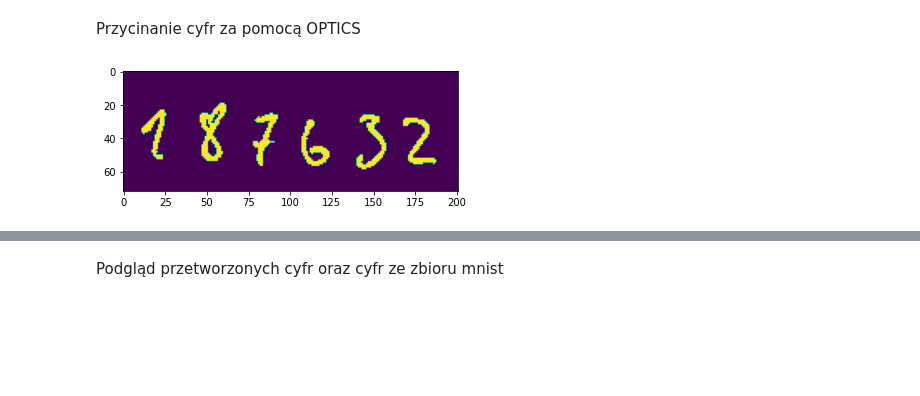
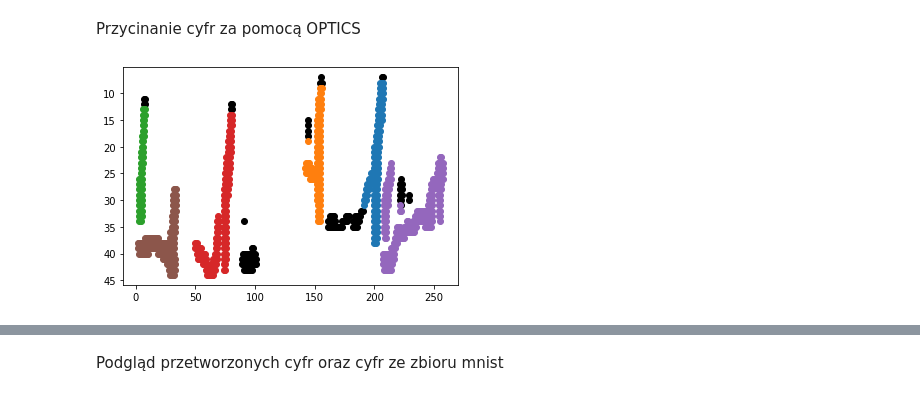
Before and after one commit to PUT-II/Computer-Vision-Project-2, a Jupyter notebook: test_notebooks/digit_recognition.ipynb, the cells around one changed output, grey strips where cells are left out. Cells and saved outputs as stored; diff of their text form; code cells hidden in the pictures; blank space fills up the shorter version.

Commit message:
optimized grouping

```diff
--- a/test_notebooks/digit_recognition.ipynb
+++ b/test_notebooks/digit_recognition.ipynb
@@ -2,66 +2,89 @@
 Wczytywanie obrazu indeksu
 # %%
 from typing import List, Tuple
+from cv2 import imread, threshold, THRESH_BINARY_INV
 
-import numpy as np
-from cv2 import imread, threshold, THRESH_BINARY_INV
+# img = imread("../data/test/numbers2.jpg", 0)
+# ret, bw = threshold(img, 127, 255, THRESH_BINARY_INV)
 from matplotlib import pyplot as plt
 
-img = imread("../data/test/numbers2.jpg", 0)
-ret, bw = threshold(img, 127, 255, THRESH_BINARY_INV)
+img_list = []
+for i in range(30):
+    img_list.append(imread(f"../data/test/numbers{i}.png", 0))
 # %% [markdown]
 Przycinanie cyfr za pomocą OPTICS
 # %%
-def segment_to_digits(segment: np.array) -> List[np.array]:
-    from sklearn.cluster import DBSCAN, AgglomerativeClustering, OPTICS
+import numpy as np
+
+
+def segment_to_digits(segment: np.array, verbose: int = 0) -> List[np.array]:
+    from sklearn.cluster import OPTICS
     from statistics import mean
 
-    non_zero_y, non_zero_x = np.where(segment > 0)
-    non_zero_points = np.array(list(zip(non_zero_x, non_zero_y)))
+    nonzero_y, nonzero_x = np.where(segment > 0)
+    nonzero_points = np.array(list(zip(nonzero_x, nonzero_y)))
 
-    plt.scatter(non_zero_points[:, 0], non_zero_points[:, 1])
-    plt.gca().invert_yaxis()
-    plt.show()
+    clt = OPTICS(min_samples=15,
+                 max_eps=6,
+                 xi=0.8,
+                 min_cluster_size=50)
 
+    try:
+        clt.fit(nonzero_points)
+    except Exception:
+        print("Damaged img!")
+        return []
+    labels = np.unique(clt.labels_)
+
+    if labels.shape[0] < 6:
+        clt.max_eps = 4
+        clt.fit(nonzero_points)
+        labels = np.unique(clt.labels_)
+    elif labels.shape[0] > 6:
+        clt.max_eps = 8
+        clt.fit(nonzero_points)
+        labels = np.unique(clt.labels_)
+
+    outliers = []
     digits_coord = []
-    groups = []
-    # clt = DBSCAN(min_samples=30, eps=5, n_jobs=-1)
-    # clt = AgglomerativeClustering(n_clusters=None, distance_threshold=300)
-    clt = OPTICS(min_samples=30, eps=10, min_cluster_size=100, cluster_method='dbscan')
-    clt.fit(non_zero_points)
+    digits_points = []
+    for label in labels:
+        points = nonzero_points[np.where(clt.labels_ == label)]
 
-    for label in np.unique(clt.labels_):
-        if label == -1:  # W grupie -1 są outliery
+        if label == -1:
+            outliers = points
             continue
 
-        points = non_zero_points[np.where(clt.labels_ == label)]
-        plt.scatter(points[:, 0], points[:, 1])
+        if verbose >= 1:
+            digits_points.append(points)
+
         digits_coord.append((min(points[:, 1]), max(points[:, 1] + 1), min(points[:, 0]), max(points[:, 0]) + 1))
 
-        groups.append(points)
-    plt.gca().invert_yaxis()
-    plt.show()
+    if verbose >= 1:
+        if len(outliers) > 2:
+            plt.scatter(outliers[:, 0], outliers[:, 1], c='black')
 
-    print("Groups count:", len(groups))
-    print("Min points in group:", min(g.shape[0] for g in groups))
-    print("Mean points in group:", mean(g.shape[0] for g in groups))
+        for points in digits_points:
+            plt.scatter(points[:, 0], points[:, 1])
+        plt.gca().invert_yaxis()
+        plt.show()
+
+        if verbose >= 2:
+            print("Groups count:", len(digits_points))
+            print("Min points in group:", min(g.shape[0] for g in digits_points))
+            print("Mean points in group:", mean(g.shape[0] for g in digits_points))
 
     digits_coord.sort(key=lambda x: x[2])
 
     digits = []
     for d in digits_coord:
         digits.append(segment[d[0]:d[1], d[2]:d[3]])
 
     return digits
 
 
-plt.imshow(bw)
-plt.show()
-
-digits = segment_to_digits(bw)
-
-for d in digits:
-    plt.imshow(d)
-    plt.show()
+img_digits = []
+for img in img_list:
+    img_digits.append(segment_to_digits(img, 2))
 # %% [output]
-[figure, old version]
+[figure, new version]
```
Also changed, not shown: parts of 6 cells of this notebook.
